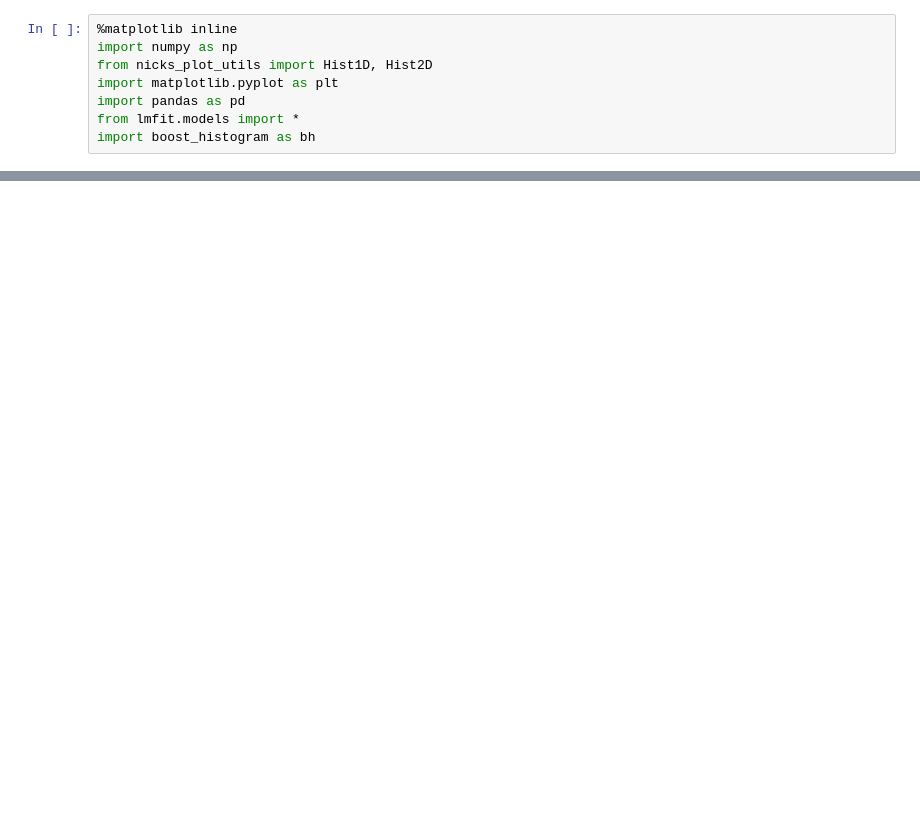
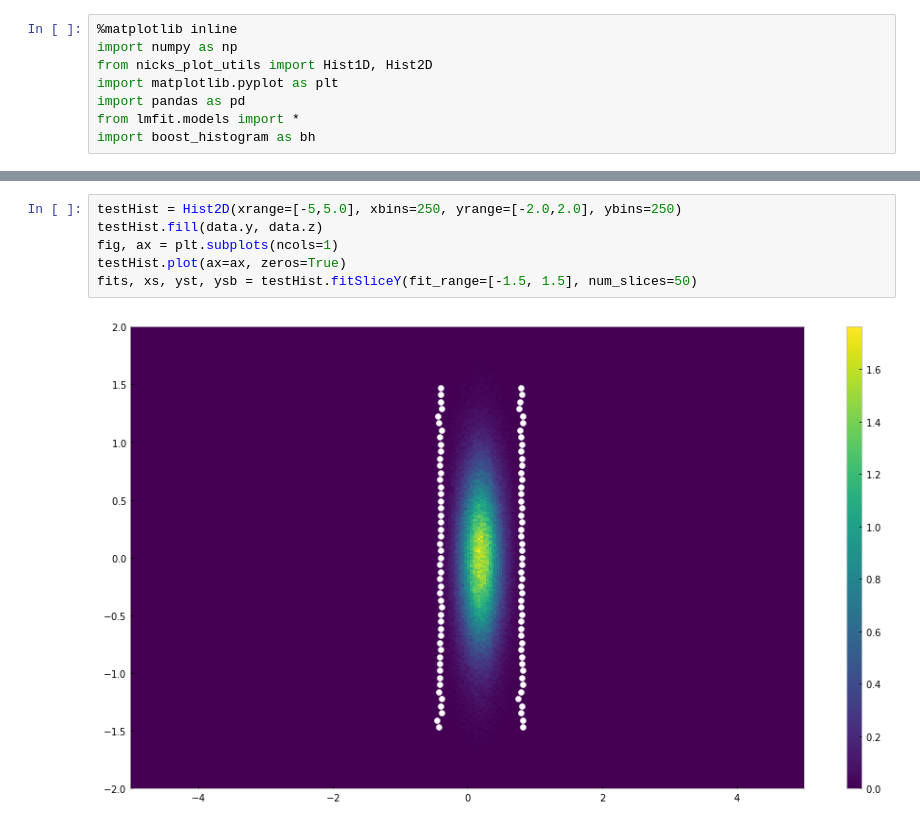
Before and after one commit to tylern4/nicks_plot_utils, a Jupyter notebook: Examples/Example_Hist2D.ipynb, the cells around one changed output, grey strips where cells are left out. Cells and saved outputs as stored; diff of their text form; blank space fills up the shorter version.

```diff
--- a/Examples/Example_Hist2D.ipynb
+++ b/Examples/Example_Hist2D.ipynb
@@ -53,0 +61,8 @@ testHist.data
+# %%
+testHist = Hist2D(xrange=[-5,5.0], xbins=250, yrange=[-2.0,2.0], ybins=250)
+testHist.fill(data.y, data.z)
+fig, ax = plt.subplots(ncols=1)
+testHist.plot(ax=ax, zeros=True)
+fits, xs, yst, ysb = testHist.fitSliceY(fit_range=[-1.5, 1.5], num_slices=50)
+# %% [output]
+[figure, added]
```
Also changed, not shown: parts of 5 cells of this notebook, 3 other files.
